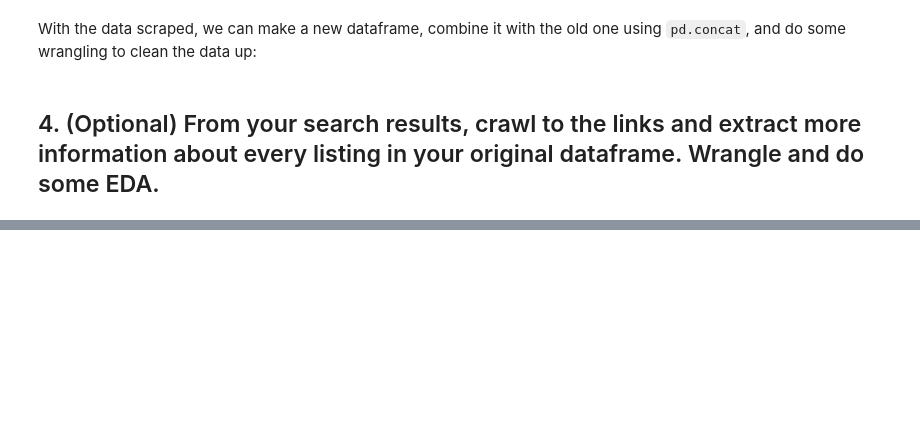
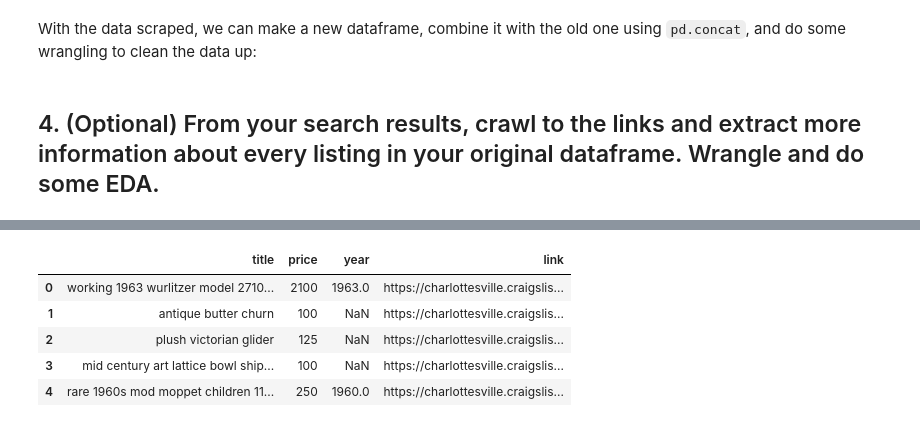
Before and after one commit to taliahtarik/labs, a Jupyter notebook: Copy_of_lab_notebook.ipynb, the cells around one changed output, grey strips where cells are left out. Saved outputs shown, nothing was run; the diff lists cells and outputs as text; code cells hidden in the pictures; blank space fills up the shorter version.

```diff
--- a/Copy_of_lab_notebook.ipynb
+++ b/Copy_of_lab_notebook.ipynb
@@ -307,0 +359,14 @@ df.to_csv('craiglist_cville_cars_long.csv')
+# %%
+df['price'] = df['price'].str.replace('$', '').str.replace(',', '')
+df['price'] = pd.to_numeric(df['price'], errors='coerce')
+
+df['year'] = pd.to_numeric(df['year'], errors='coerce')
+
+df.head()
+# %% [output]
+|  | title | price | year | link |
+| 0 | working 1963 wurlitzer model 2710... | 2100 | 1963.0 | https://charlottesville.craigslis... |
+| 1 | antique butter churn | 100 | NaN | https://charlottesville.craigslis... |
+| 2 | plush victorian glider | 125 | NaN | https://charlottesville.craigslis... |
+| 3 | mid century art lattice bowl ship... | 100 | NaN | https://charlottesville.craigslis... |
+| 4 | rare 1960s mod moppet children 11... | 250 | 1960.0 | https://charlottesville.craigslis... |
```
Also changed, not shown: parts of 7 cells of this notebook.
